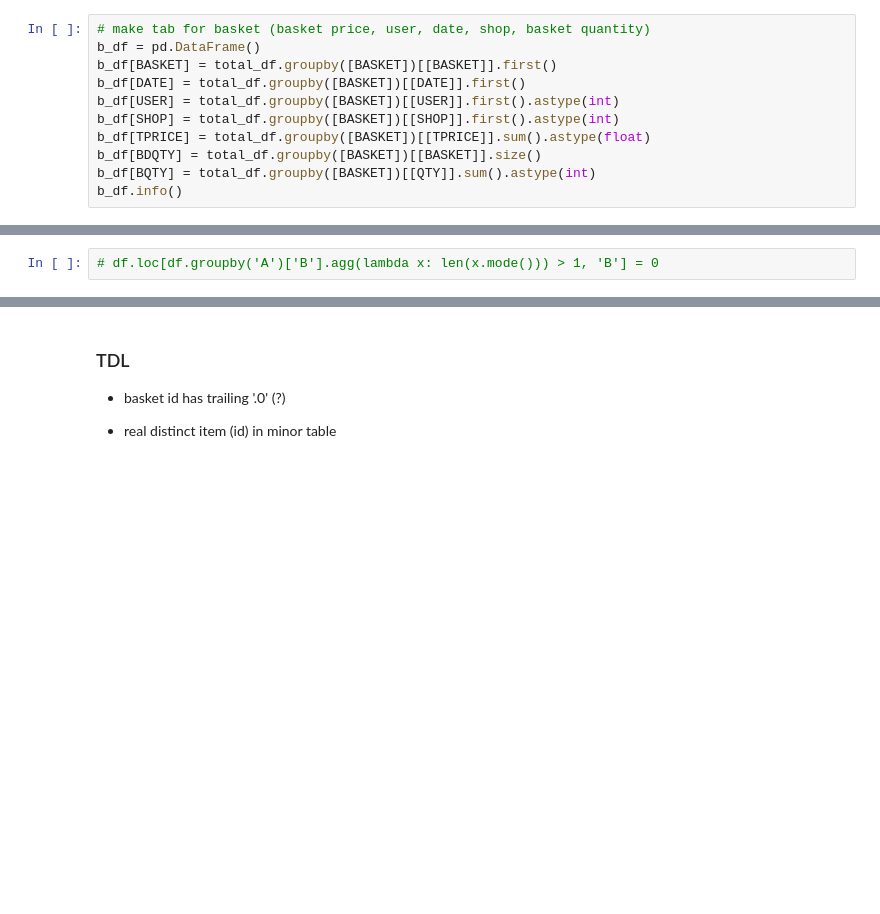
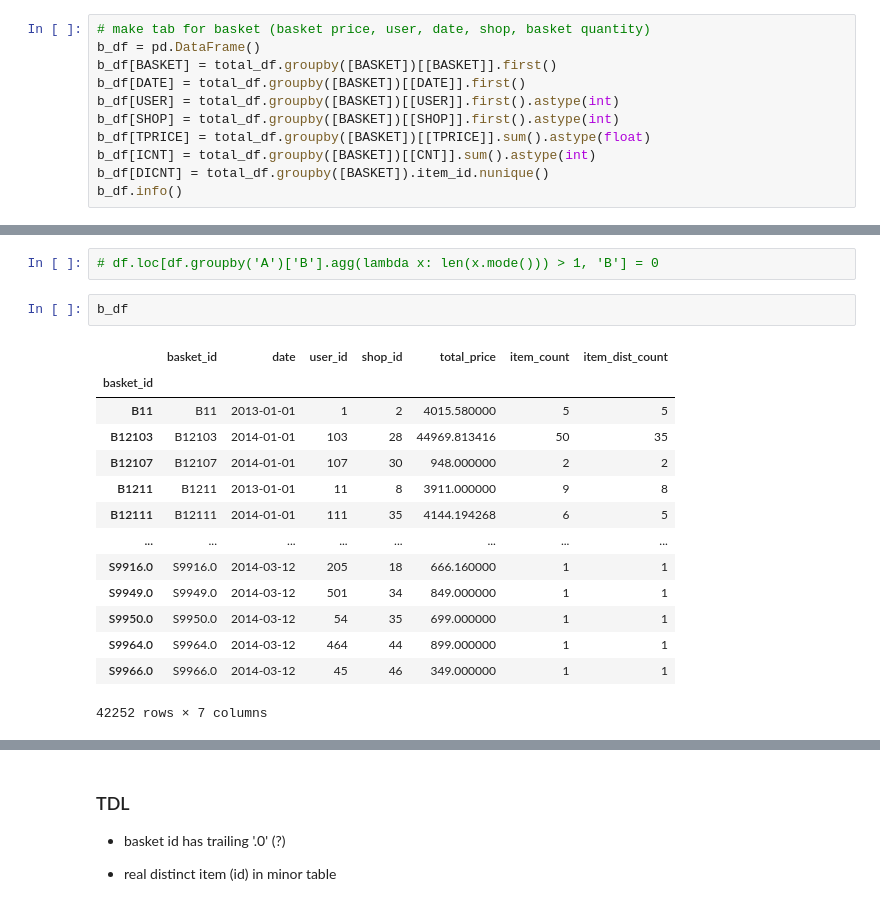
Before and after one commit to frankpietro/dm-project, a Jupyter notebook: dm.ipynb, the cells around one changed output, grey strips where cells are left out. Saved outputs shown, nothing was run; the diff lists cells and outputs as text; blank space fills up the shorter version.

```diff
--- a/dm.ipynb
+++ b/dm.ipynb
@@ -587,8 +585,8 @@ b_df[DATE] = total_df.groupby([BASKET])[[DATE]].first()
 b_df[USER] = total_df.groupby([BASKET])[[USER]].first().astype(int)
 b_df[SHOP] = total_df.groupby([BASKET])[[SHOP]].first().astype(int)
 b_df[TPRICE] = total_df.groupby([BASKET])[[TPRICE]].sum().astype(float)
-b_df[BDQTY] = total_df.groupby([BASKET])[[BASKET]].size()
-b_df[BQTY] = total_df.groupby([BASKET])[[QTY]].sum().astype(int)
+b_df[ICNT] = total_df.groupby([BASKET])[[CNT]].sum().astype(int)
+b_df[DICNT] = total_df.groupby([BASKET]).item_id.nunique()
 b_df.info()
 # %% [output]
 <class 'pandas.core.frame.DataFrame'>
@@ -839,3 +859,20 @@ df
 df['B'] = df.groupby('A')['B'].apply(lambda x: x.replace(0 if len(x.mode()) > 1 else x))
 # %%
 # df.loc[df.groupby('A')['B'].agg(lambda x: len(x.mode())) > 1, 'B'] = 0
+# %%
+b_df
+# %% [output]
+|  | basket_id | date | user_id | shop_id | total_price | item_count | item_dist_count |
+| basket_id |  |  |  |  |  |  |  |
+| B11 | B11 | 2013-01-01 | 1 | 2 | 4015.580000 | 5 | 5 |
+| B12103 | B12103 | 2014-01-01 | 103 | 28 | 44969.813416 | 50 | 35 |
+| B12107 | B12107 | 2014-01-01 | 107 | 30 | 948.000000 | 2 | 2 |
+| B1211 | B1211 | 2013-01-01 | 11 | 8 | 3911.000000 | 9 | 8 |
+| B12111 | B12111 | 2014-01-01 | 111 | 35 | 4144.194268 | 6 | 5 |
+| ... | ... | ... | ... | ... | ... | ... | ... |
+| S9916.0 | S9916.0 | 2014-03-12 | 205 | 18 | 666.160000 | 1 | 1 |
+| S9949.0 | S9949.0 | 2014-03-12 | 501 | 34 | 849.000000 | 1 | 1 |
+| S9950.0 | S9950.0 | 2014-03-12 | 54 | 35 | 699.000000 | 1 | 1 |
+| S9964.0 | S9964.0 | 2014-03-12 | 464 | 44 | 899.000000 | 1 | 1 |
+| S9966.0 | S9966.0 | 2014-03-12 | 45 | 46 | 349.000000 | 1 | 1 |
+42252 rows × 7 columns
```
Also changed, not shown: parts of 19 cells of this notebook.
